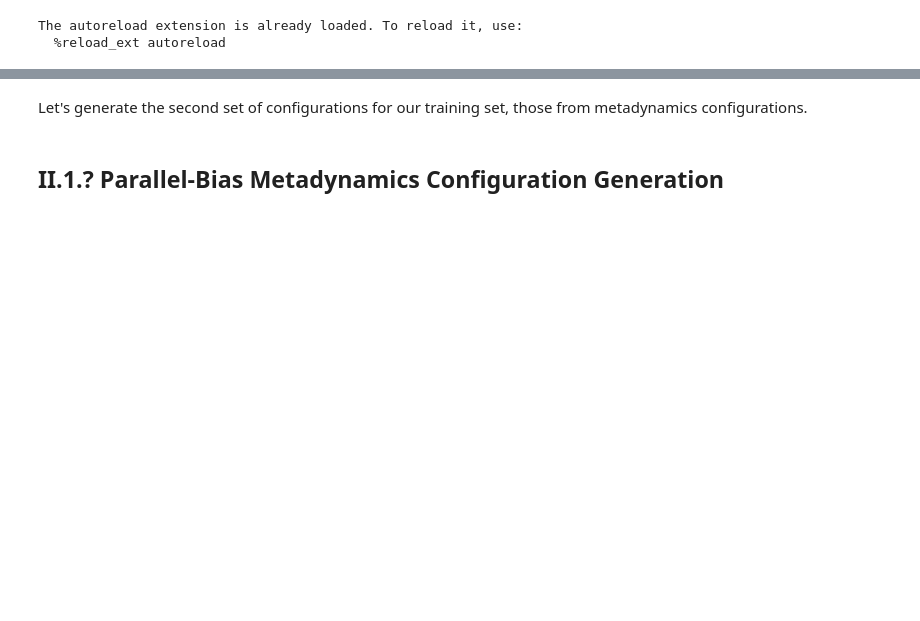
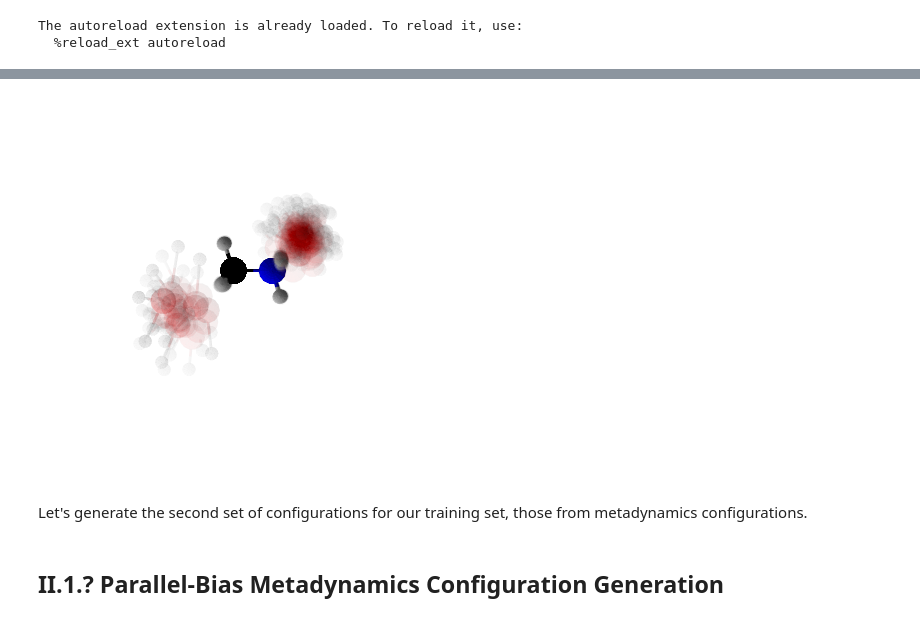
Before and after one commit to PolyachenkoYA/QDMS_2025, a Jupyter notebook: tutorials/2_Many-Body_Model_Build-Along/Tutorial_2.3.ipynb, the cells around one changed output, grey strips where cells are left out. Cells and saved outputs as stored; diff of their text form; code cells hidden in the pictures; blank space fills up the shorter version.

```diff
--- a/tutorials/2_Many-Body_Model_Build-Along/Tutorial_2.3.ipynb
+++ b/tutorials/2_Many-Body_Model_Build-Along/Tutorial_2.3.ipynb
@@ -15,0 +39,15 @@ The autoreload extension is already loaded. To reload it, use:
+# %%
+configurations_vibrational_modes_CH3NH2_H2O = []
+
+for cluster, modes in zip(clusters_CH3NH2_H2O, vibrational_modes_clusters_CH3NH2_H2O):
+    configuration_generator = NormalModesConfigurationGenerator(
+            cluster,
+            modes,
+            distribution="linear",
+            temperature=(10, 150)
+    )
+
+    configs = list(configuration_generator.generate_configurations(num_configs=300, seed=54321))
+    configurations_vibrational_modes_CH3NH2_H2O.extend(configs)
+
+write_systems(paths.PIP_CH3NH2_H2O.configs.vibrational_modes, configurations_vibrational_modes_CH3NH2_H2O)
@@ -16,3 +74,13 @@ The autoreload extension is already loaded. To reload it, use:
+# %%
+render_overlayed_systems(
+    configurations_vibrational_modes_CH3NH2_H2O,
+    centerer=lambda system: system.atoms[0].point,
+    aligner=lambda system: (system.atoms[4].point, system.atoms[3].point),
+    alpha=0.03,
+    num_to_show=100
+)
+# %% [output]
+[figure, added]
 # %% [markdown]
 Let's generate the second set of configurations for our training set, those from metadynamics configurations.
 # %% [markdown]
```
Also changed, not shown: parts of 27 cells of this notebook, 6 other files.
